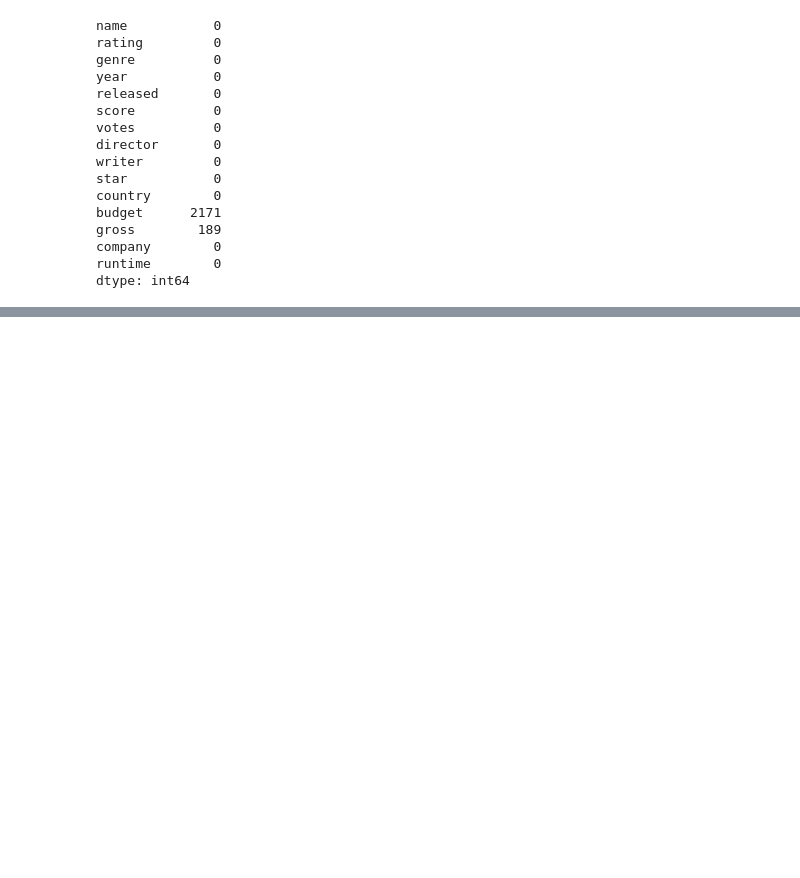
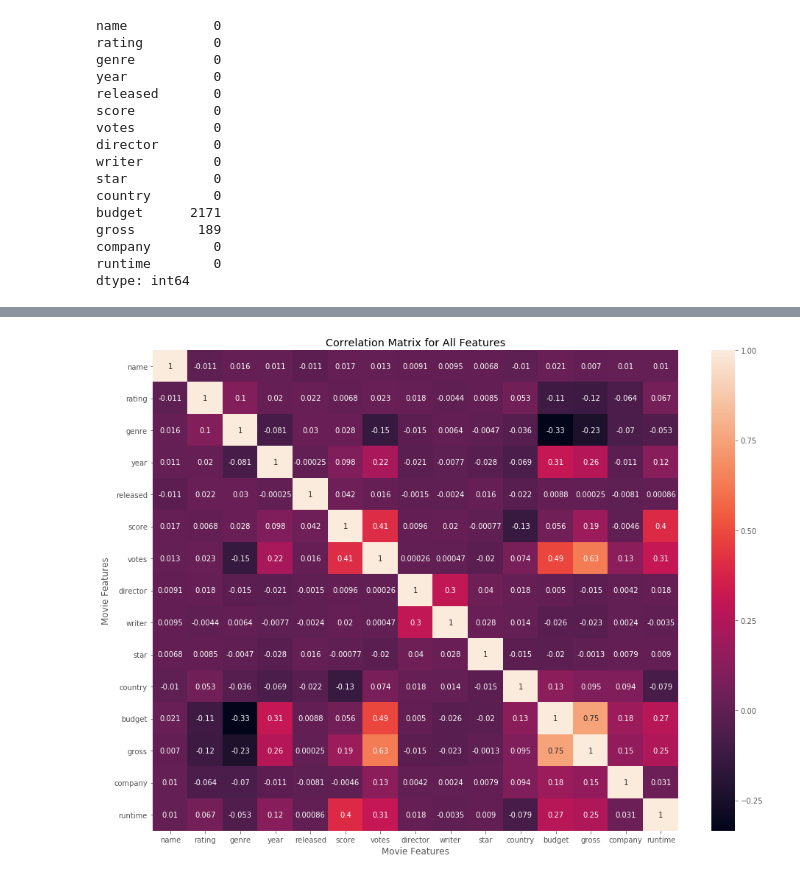
Before and after one commit to Shumemo/PortfolioProjects, a Jupyter notebook: Python Correlation Project.ipynb, the cells around one changed output, grey strips where cells are left out. Saved outputs shown, nothing was run; the diff lists cells and outputs as text; code cells hidden in the pictures; blank space fills up the shorter version.

```diff
--- a/Python Correlation Project.ipynb
+++ b/Python Correlation Project.ipynb
@@ -283,0 +398,13 @@ dtype: int64
+# %%
+# Need to numerize the df so that I can get the correlation between columns that were originally not numeric.
+# This way, I can glean the correlation between companies, stars, and writers with how well a movie performed or was received.
+df_numerized = df
+
+# For each column in the dataframe, if the type is object, change it into category.
+# Earlier I determined their datatypes during cleaning.
+for col_name in df_numerized.columns:
+    if(df_numerized[col_name].dtype == 'object'):
+        df_numerized[col_name] = df_numerized[col_name].astype('category')
+        # This gives it the category number.
+        df_numerized[col_name] = df_numerized[col_name].cat.codes
+df_numerized
@@ -283,0 +425,11 @@ dtype: int64
+# %%
+# Heatmap for better visualization for every single field in the data.
+correlation_matrix = df_numerized.corr(method = 'pearson')
+plt.figure(figsize = (16,12))
+sns.heatmap(correlation_matrix, annot = True)
+plt.title('Correlation Matrix for All Features')
+plt.xlabel('Movie Features')
+plt.ylabel('Movie Features')
+plt.show()
+# %% [output]
+[figure, added]
```
Also changed, not shown: parts of 17 cells of this notebook.
